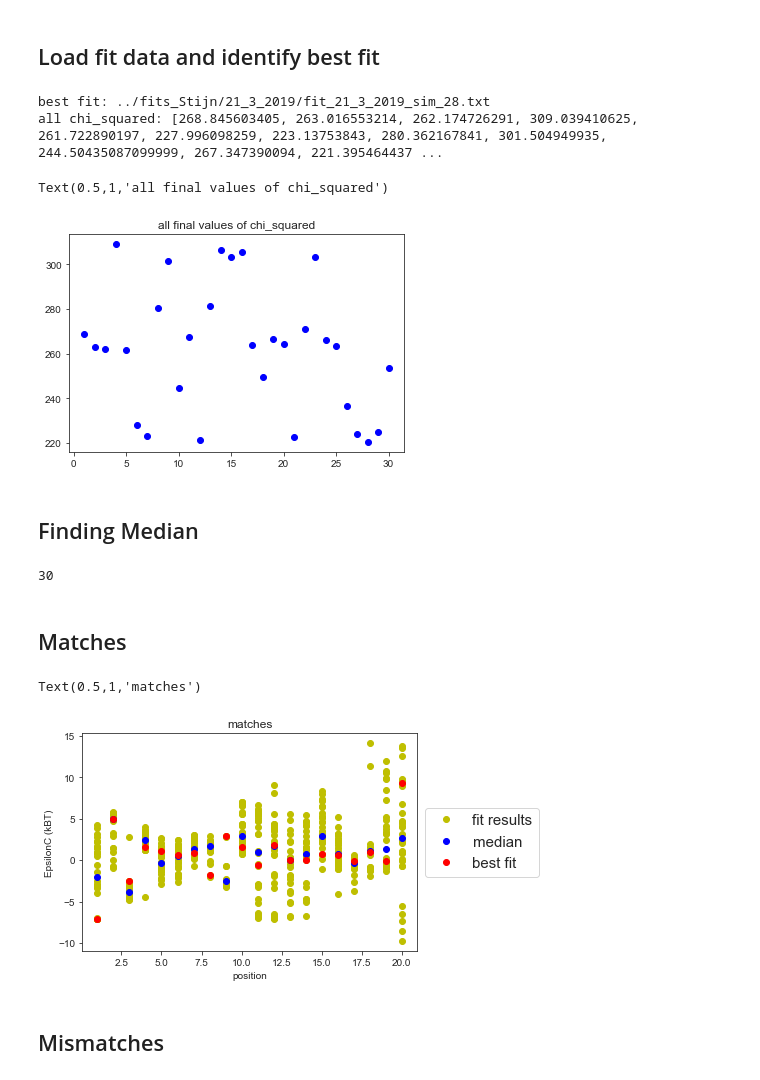
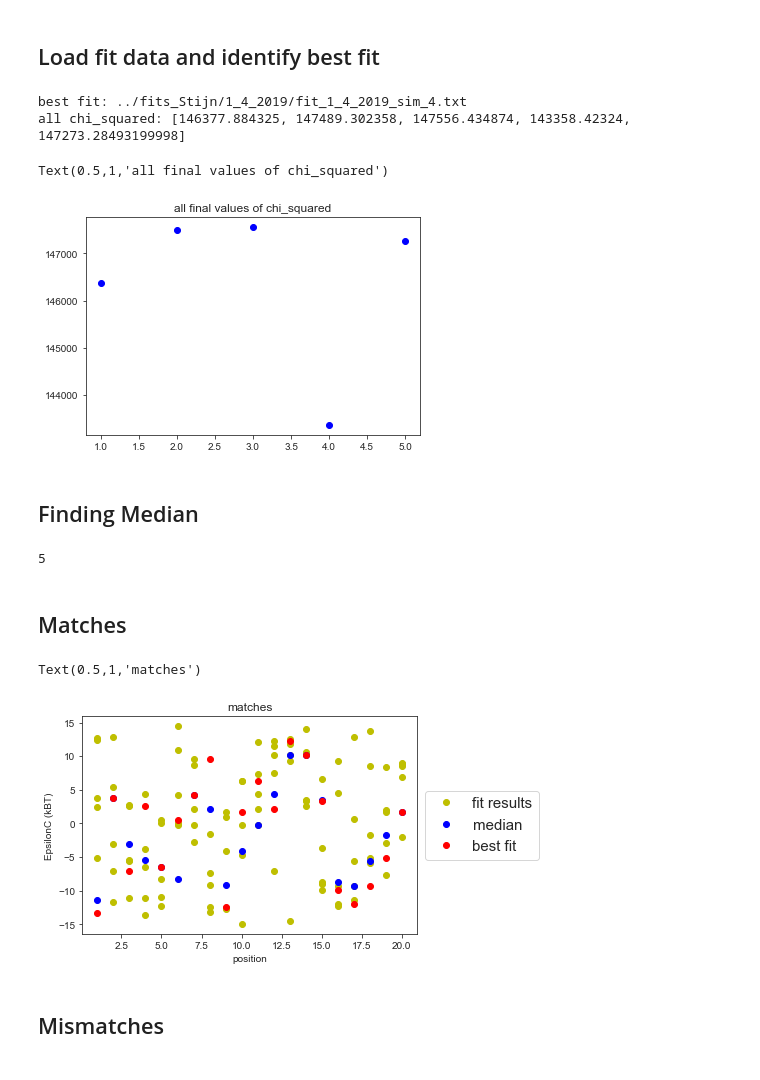
Before and after one commit to martin-depken/Energy-Landscape, a Jupyter notebook: predict_pclv_Stijn/free_energy_landscapes.ipynb, the cells around one changed output. Saved outputs shown, nothing was run; the diff lists cells and outputs as text; code cells hidden in the pictures.

```diff
--- a/predict_pclv_Stijn/free_energy_landscapes.ipynb
+++ b/predict_pclv_Stijn/free_energy_landscapes.ipynb
@@ -23,36 +23,36 @@ final_par = []
 
 chi_squared = []
 
-file = '../fits_Stijn/21_3_2019/fit_21_3_2019_sim_'
+file = '../fits_Stijn/1_4_2019/fit_1_4_2019_sim_'
 parameters = np.loadtxt('example-params-2.txt')
 
 #---------- collect simulations ---------------
-for sim in range(1,31):
+for sim in range(1,6):
 #for sim in [1,3,4,7,9,10,11,12,13,17,19,20,24,25,27,29,30,35,37,39,40,43,44,45,50]: #useful for 28_2_2019 run4
 #for sim in [2,3,4,7,8,10,11,12,13,14,15,16,17,19,20]:
     sa = pd.read_csv(file +str(sim)+'.txt', delimiter='\t', index_col=False)
     filename = file +str(sim) +'.txt'
     chi_squared.append(sa.Potential.iloc[-1])
     simset.append(filename)
-    final_par_temp = sa.loc[len(sa)-1,'Parameter 1':'Parameter 41']
+    final_par_temp = sa.loc[len(sa)-1,'Parameter 1':'Parameter 44']
     final_par.append(final_par_temp.values)
 
 best_fit = simset[np.argmin(chi_squared)]
 print 'best fit: ' + best_fit
 print 'all chi_squared: ' + str(chi_squared)
 # %% [output]
-best fit: ../fits_Stijn/21_3_2019/fit_21_3_2019_sim_28.txt
-all chi_squared: [268.845603405, 263.016553214, 262.174726291, 309.039410625, 261.722890197, 227.996098259, 223.13753843, 280.362167841, 301.504949935, 244.50435087099999, 267.347390094, 221.395464437 ...
+best fit: ../fits_Stijn/1_4_2019/fit_1_4_2019_sim_4.txt
+all chi_squared: [146377.884325, 147489.302358, 147556.434874, 143358.42324, 147273.28493199998]
 # %%
 chi_squared = np.array(chi_squared)
-indices_low_chi = np.where(chi_squared<1000)
+indices_low_chi = np.where(chi_squared<100000000)
 final_par_low_chi = np.array(final_par)[indices_low_chi[0]]
 low_chi = chi_squared[indices_low_chi[0]]
 plt.plot(range(1,len(chi_squared)+1),chi_squared,'bo')
 plt.title('all final values of chi_squared')
 # %% [output]
 Text(0.5,1,'all final values of chi_squared')
-[figure, old version]
+[figure, new version]
 # %% [markdown]
 ## Finding Median
 # %%
@@ -65,13 +65,13 @@ for i in range(len(final_par_low_chi[0])):
 
 print len(final_par_low_chi)
 # %% [output]
-30
+5
 # %% [markdown]
 ## Matches
 # %%
 plt.figure()
 for i in range(len(final_par_low_chi)):
-    plot1, = plt.plot(range(1,21),final_par_low_chi[i][0:20],'yo',label='fit results')
+    plot1, = plt.plot(range(1,21),final_par_low_chi[i][1:21],'yo',label='fit results')
 
 plot2, = plt.plot(range(1,21),median[0:20],'bo',label='median')
 plot3, = plt.plot(range(1,21),final_par[np.argmin(chi_squared)][0:20],'ro',label='best fit')
@@ -82,7 +82,7 @@ plt.ylabel('EpsilonC (kBT)')
 plt.title('matches')
 # %% [output]
 Text(0.5,1,'matches')
-[figure, old version]
+[figure, new version]
 # %% [markdown]
 ## Mismatches
 # %%
```
Also changed, not shown: parts of 2 cells of this notebook, 6 other files.
